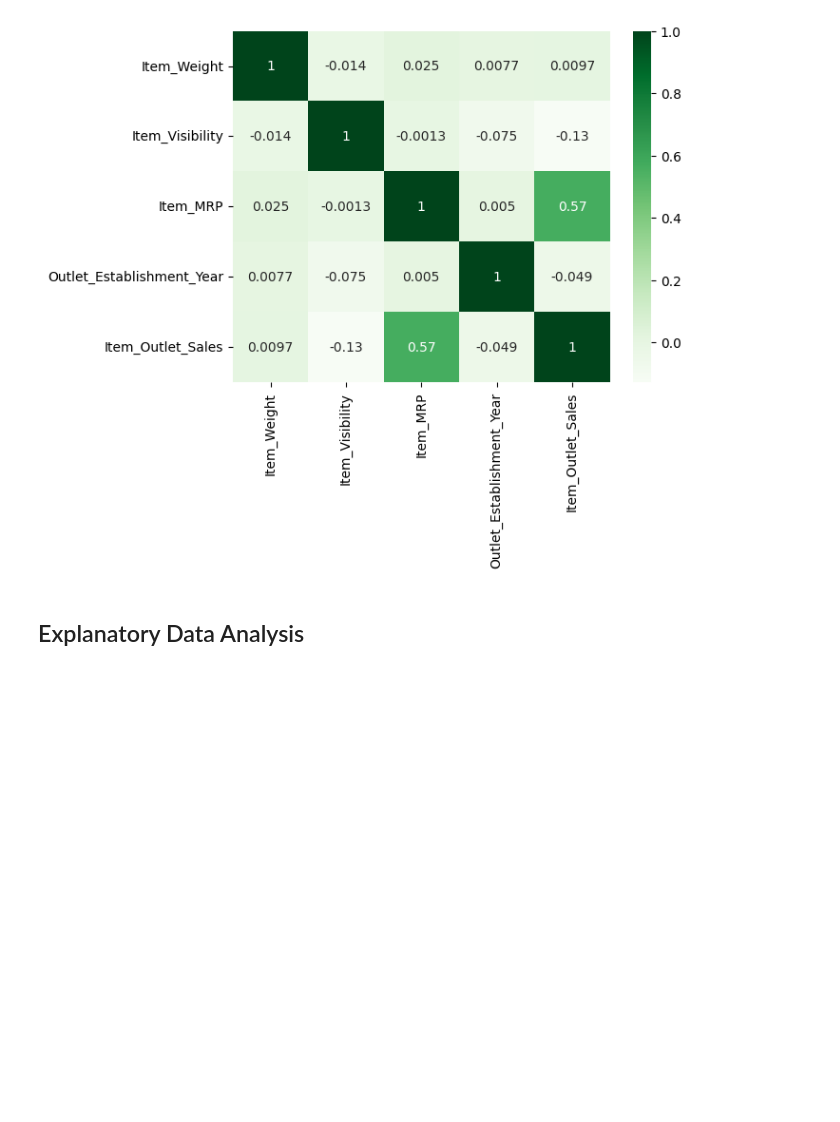
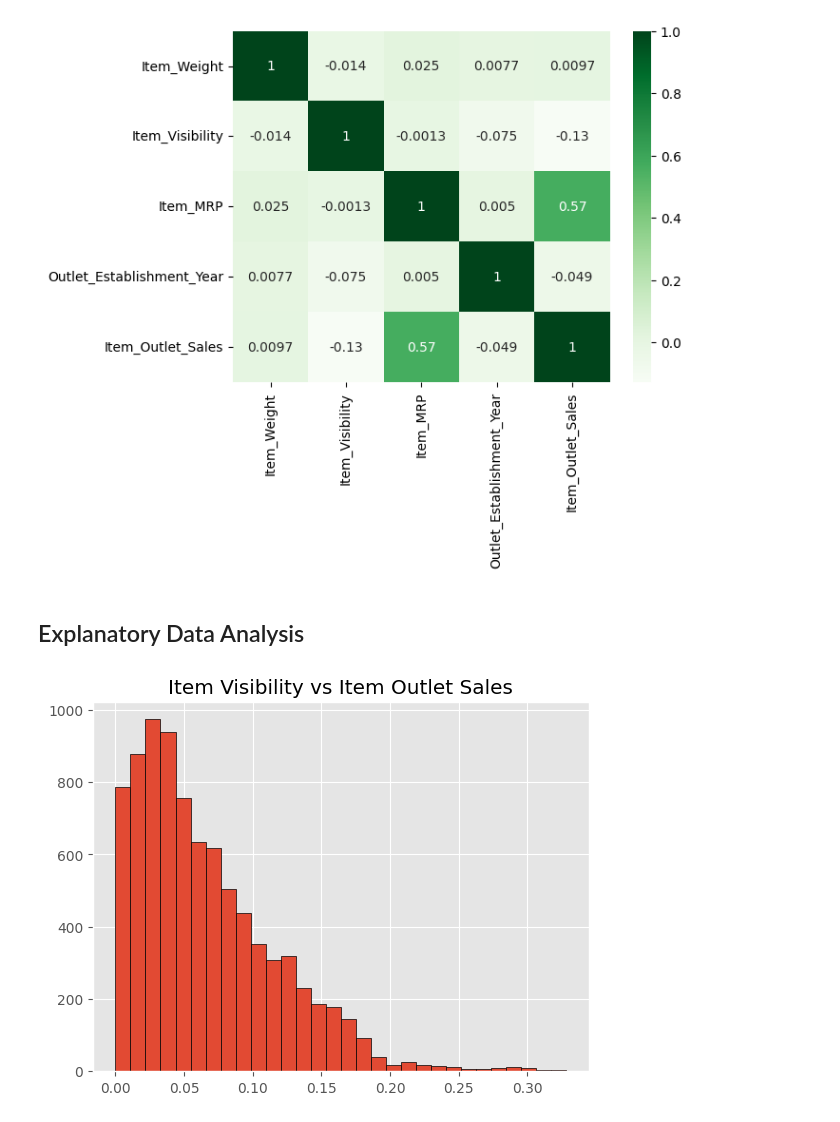
Before and after one commit to tjbingamon/Prediction-of-Product-Sales, a Jupyter notebook: Prediction-of-Product-Sales.ipynb, the cells around one changed output. Drawn from its saved outputs; the diff is of its cells as text; code cells hidden in the pictures; blank space fills up the shorter version.

```diff
--- a/Prediction-of-Product-Sales.ipynb
+++ b/Prediction-of-Product-Sales.ipynb
@@ -262,3 +263,12 @@ sns.heatmap(corr, cmap = 'Greens', annot = True)
 [figure]
 # %% [markdown]
 ## Explanatory Data Analysis
+# %%
+with plt.style.context('ggplot'):
+    # any plots created in this block will use the style
+    ax = product_df['Item_Visibility'].hist(bins = 30, edgecolor='black')
+    ax.tick_params(axis='x', rotation = 0)
+    ax.ticklabel_format(style='plain')
+    ax.set_title('Item Visibility vs Item Outlet Sales')
+# %% [output]
+[figure, added]
```
Also changed, not shown: parts of 4 cells of this notebook.
